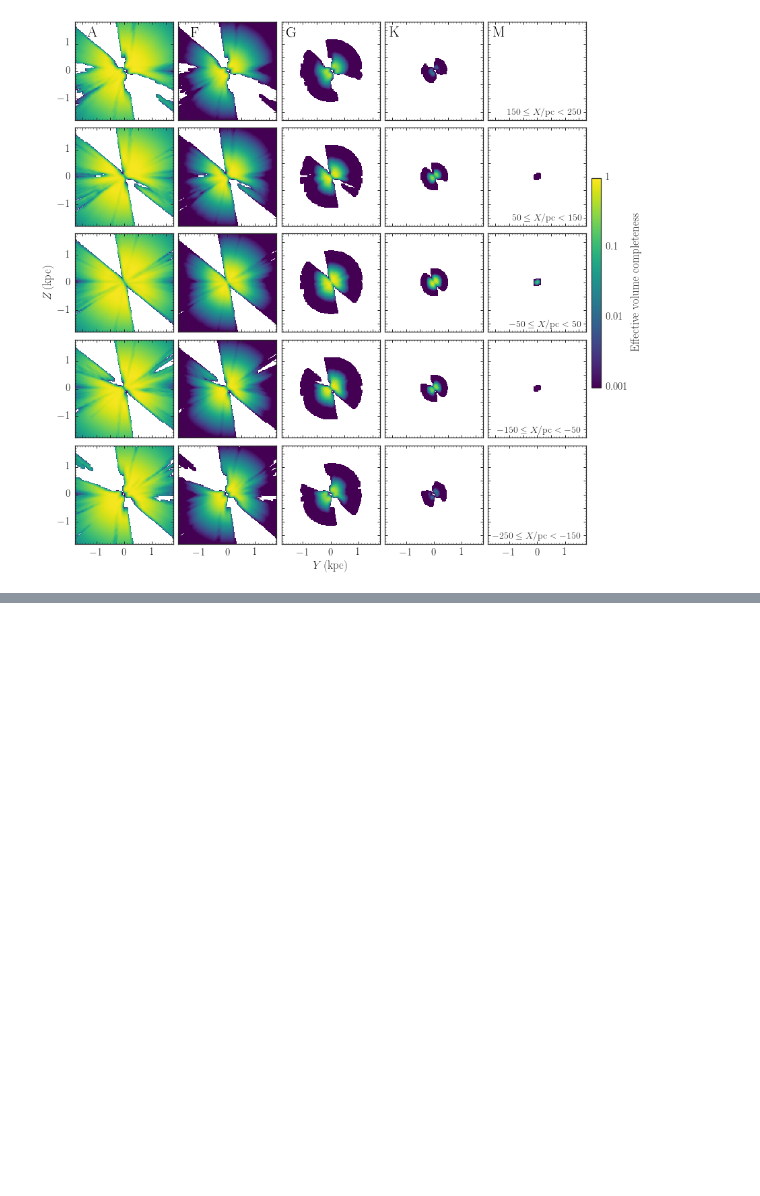
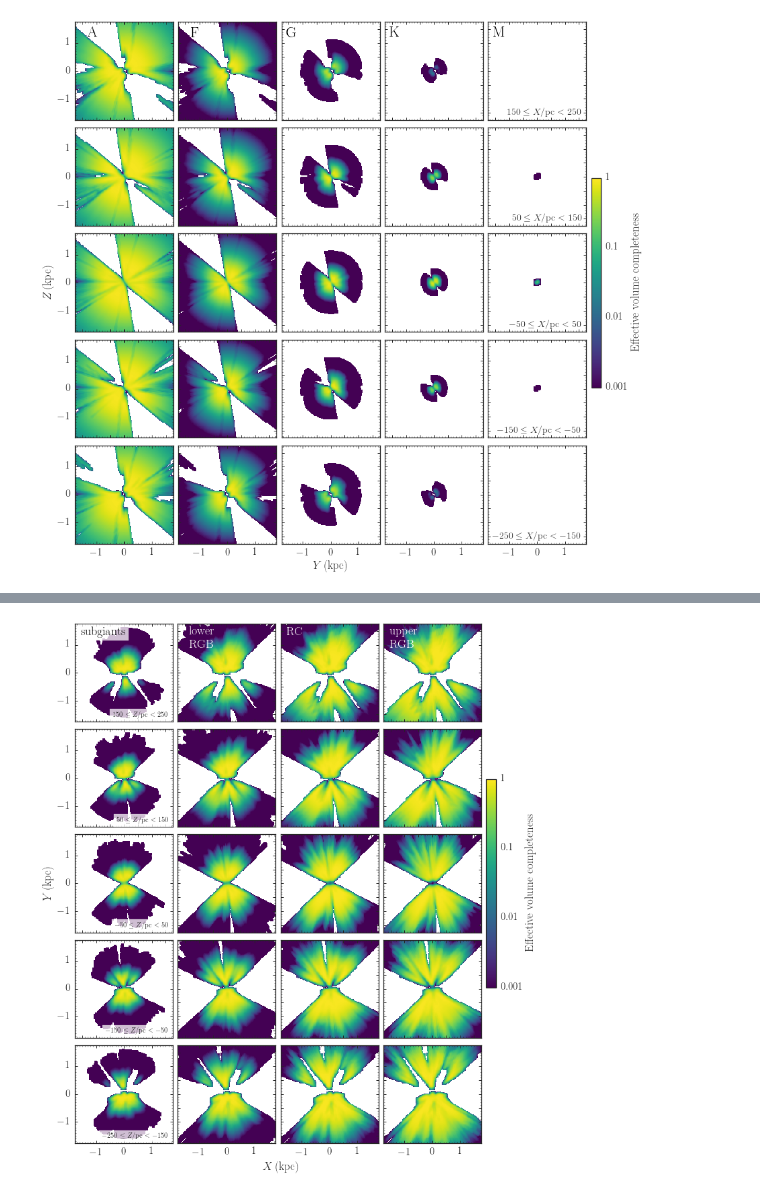
Before and after one commit to jobovy/tgas-completeness, a Jupyter notebook: py/TGAS-effective-completeness.ipynb, the cells around one changed output, grey strips where cells are left out. Drawn from its saved outputs; the diff is of its cells as text; code cells hidden in the pictures; blank space fills up the shorter version.

```diff
--- a/py/TGAS-effective-completeness.ipynb
+++ b/py/TGAS-effective-completeness.ipynb
@@ -864,8 +921,8 @@ for ii in range(len(z_slices)):
         subplot(gs[len(z_slices)-ii-1,jj])
         bovy_plot.bovy_dens2d(numpy.log10(evfs_ext[jj,ii]).T,origin='lower',gcf=True,
                               cmap='viridis',interpolation='nearest',
-                              xrange=[xs[0]-(xs[1]-xs[0])/2.,xs[-1]+(xs[1]-xs[0])/2.],
-                              yrange=[ys[0]-(ys[1]-ys[0])/2.,ys[-1]+(ys[1]-ys[0])/2.],
+                              xrange=[ys[0]-(ys[1]-ys[0])/2.,ys[-1]+(ys[1]-ys[0])/2.],
+                              yrange=[zs[0]-(zs[1]-zs[0])/2.,zs[-1]+(zs[1]-zs[0])/2.],
                               vmin=vmin,vmax=vmax)
         if not ii == 0:
             gca().xaxis.set_major_formatter(NullFormatter())
@@ -881,9 +938,9 @@ for ii in range(len(z_slices)):
                 pyplot.ylabel(r'$Z\,(\mathrm{kpc})$')
         if jj == len(SpTypes)-1:
             bovy_plot.bovy_text(r'$%.0f \leq X/\mathrm{pc} < %.0f$' \
-                                % (1000.*(z_slices[ii]-dz/2.),1000.*(z_slices[ii]+dz/2.)),
+                                % (1000.*(x_slices[ii]-dz/2.),1000.*(x_slices[ii]+dz/2.)),
                                bottom_right=True,size=14.)
-        if ii == len(z_slices)-1:
+        if ii == len(x_slices)-1:
             if jj < 2:
                 pyplot.annotate(r'$\mathrm{%s}$' % SpTypes[jj],(0.125,0.95),xycoords='axes fraction',
                         verticalalignment='top',size=22.,color='k')
@@ -907,0 +1061,69 @@ if save_figures:
+# %%
+bovy_plot.bovy_print(axes_labelsize=17.,text_fontsize=12.,xtick_labelsize=15.,ytick_labelsize=15.)
+figsize(11.25,14)
+gs= gridspec.GridSpec(len(z_slices),len(SpTypes)+1,width_ratios=[1.,1.,1.,1.,0.1],
+                      hspace=0.03,wspace=0.06)
+# So we can put the colorbar starting in the middle of one of the panels...
+gs2= gridspec.GridSpec(len(z_slices)*2,len(SpTypes)+1,width_ratios=[1.,1.,1.,1.,0.1],
+                      hspace=0.03,wspace=0.06)
+vmin, vmax= -3, 0
+#evfs_ext[evfs_ext < 10.**vmin]= numpy.nan
+labels= [r'$\mathrm{subgiants}$',
+         r'$\mathrm{lower}$'+'\n'+r'$\mathrm{RGB}$',
+         r'$\mathrm{RC}$',
+         r'$\mathrm{upper}$'+'\n'+r'$\mathrm{RGB}$']
+for ii in range(len(z_slices)):
+    for jj in range(len(SpTypes)):
+        subplot(gs[len(z_slices)-ii-1,jj])
+        bovy_plot.bovy_dens2d(numpy.log10(evfs_ext[jj,ii]).T,origin='lower',gcf=True,
+                              cmap='viridis',interpolation='nearest',
+                              xrange=[xs[0]-(xs[1]-xs[0])/2.,xs[-1]+(xs[1]-xs[0])/2.],
+                              yrange=[ys[0]-(ys[1]-ys[0])/2.,ys[-1]+(ys[1]-ys[0])/2.],
+                              vmin=vmin,vmax=vmax)
+        if not ii == 0:
+            gca().xaxis.set_major_formatter(NullFormatter())
+        else:
+            gca().set_xticks([-1.,0.,1.])
+            if ii == 0 and jj == 2:
+                pyplot.annotate(r'$X\,(\mathrm{kpc})$',(0.,-0.25),
+                                xycoords='axes fraction',ha='center',va='center',
+                                size=17.)
+        if not jj == 0:
+            gca().yaxis.set_major_formatter(NullFormatter())
+        else:
+            gca().set_yticks([-1.,0.,1.])
+            if jj == 0 and ii == 2:
+                pyplot.ylabel(r'$Y\,(\mathrm{kpc})$')
+        if jj == 0:
+            t= pyplot.annotate(r'$%.0f \leq Z/\mathrm{pc} < %.0f$' \
+                                % (1000.*(z_slices[ii]-dz/2.),1000.*(z_slices[ii]+dz/2.)),
+                               (0.95,0.05),xycoords='axes fraction',
+                                horizontalalignment='right',size=10.5)
+            t.set_bbox(dict(color='w',alpha=0.75, edgecolor='None'))
+        if ii == len(z_slices)-1:
+            lcolor= 'k'
+            if jj > 0: lcolor= 'w'
+            if jj == 0:
+                t= pyplot.text(-1.55,1.65,labels[jj],size=18.,color=lcolor,backgroundcolor='w',
+                               ha='left',va='top')
+                t.set_bbox(dict(color='w',alpha=0.75, edgecolor='None'))
+            elif jj == 1:
+                bovy_plot.bovy_text(-1.35,1.65,labels[jj],size=18.,color=lcolor,ha='left',va='top')
+            else:
+                bovy_plot.bovy_text(-1.55,1.65,labels[jj],size=18.,color=lcolor,ha='left',va='top')
+# Add colorbar
+subplot(gs2[3:7,4])
+ticks= [10.**x for x in range(vmin,vmax+1)]
+ticknames= [r'$%g$' % x for x in ticks]
+cmap= cm.viridis
+# Not sure what I'm doing wrong here
+sm = pyplot.cm.ScalarMappable(cmap=cmap,norm=LogNorm(vmin=10.**vmin,vmax=10.**vmax))
+sm._A = []
+cbar= pyplot.colorbar(sm,cax=gca(),use_gridspec=True,ticks=ticks,format=LogFormatter(10.))
+cbar.set_ticklabels(ticknames)
+cbar.set_label(r'$\mathrm{Effective\ volume\ completeness}$')
+if save_figures:
+    plt.savefig(os.path.join(os.getenv('PAPERSDIR'),'2017-tgas-completeness','effsel_rectxy_giants.pdf'),
+                bbox_inches='tight')
+# %% [output]
+[figure, added]
```
Also changed, not shown: parts of 13 cells of this notebook.
